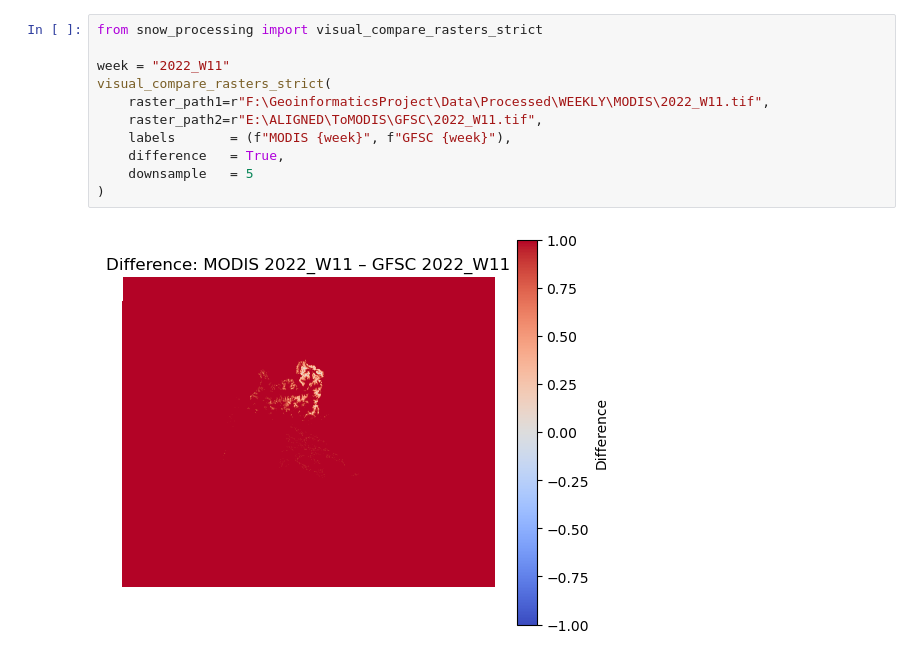
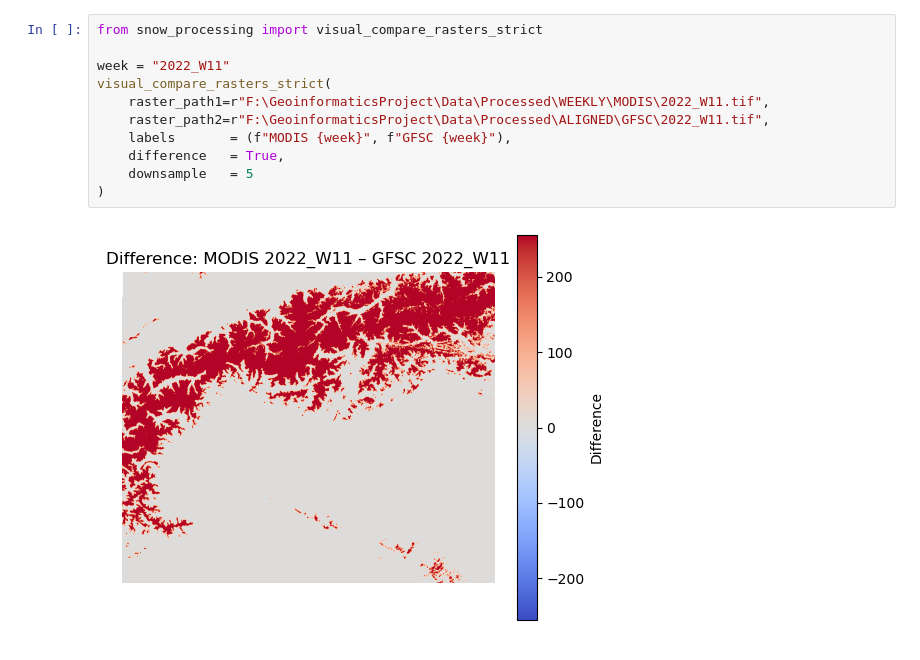
Before and after one commit to Hadikheiri/Snow-Cover-Mapping, a Jupyter notebook: Snow/main.ipynb, the cells around one changed output. Drawn from its saved outputs; the diff is of its cells as text.

Commit message:
Customised global functions for MODIS/GSFC

```diff
--- a/Snow/main.ipynb
+++ b/Snow/main.ipynb
@@ -580,13 +365,13 @@ visual_compare_rasters(
 # %%
 from snow_processing import visual_compare_rasters_strict
 
 week = "2022_W11"
 visual_compare_rasters_strict(
     raster_path1=r"F:\GeoinformaticsProject\Data\Processed\WEEKLY\MODIS\2022_W11.tif",
-    raster_path2=r"E:\ALIGNED\ToMODIS\GFSC\2022_W11.tif",
+    raster_path2=r"F:\GeoinformaticsProject\Data\Processed\ALIGNED\GFSC\2022_W11.tif",
     labels       = (f"MODIS {week}", f"GFSC {week}"),
     difference   = True,
     downsample   = 5
 )
 # %% [output]
-[figure, old version]
+[figure, new version]
```
Also changed, not shown: parts of 23 cells of this notebook, 2 other files.
